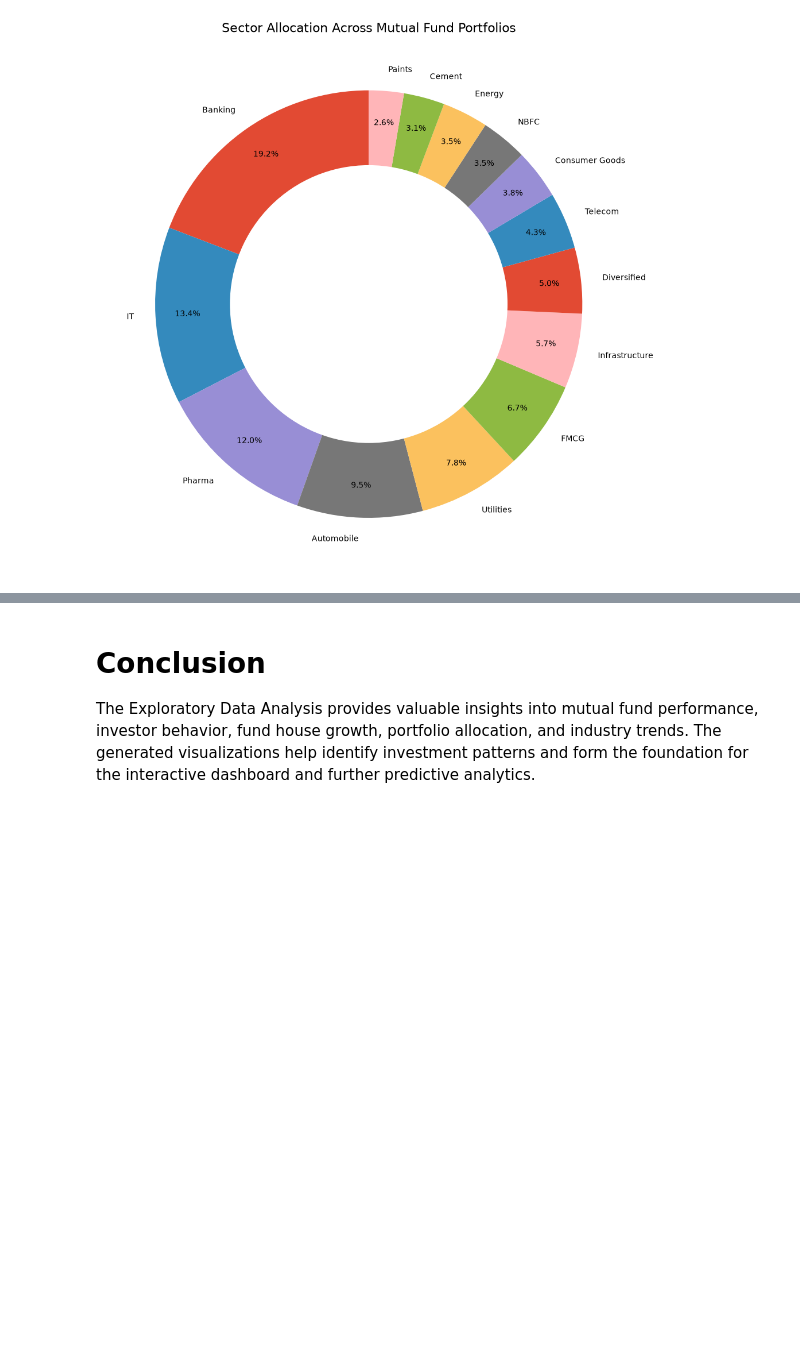
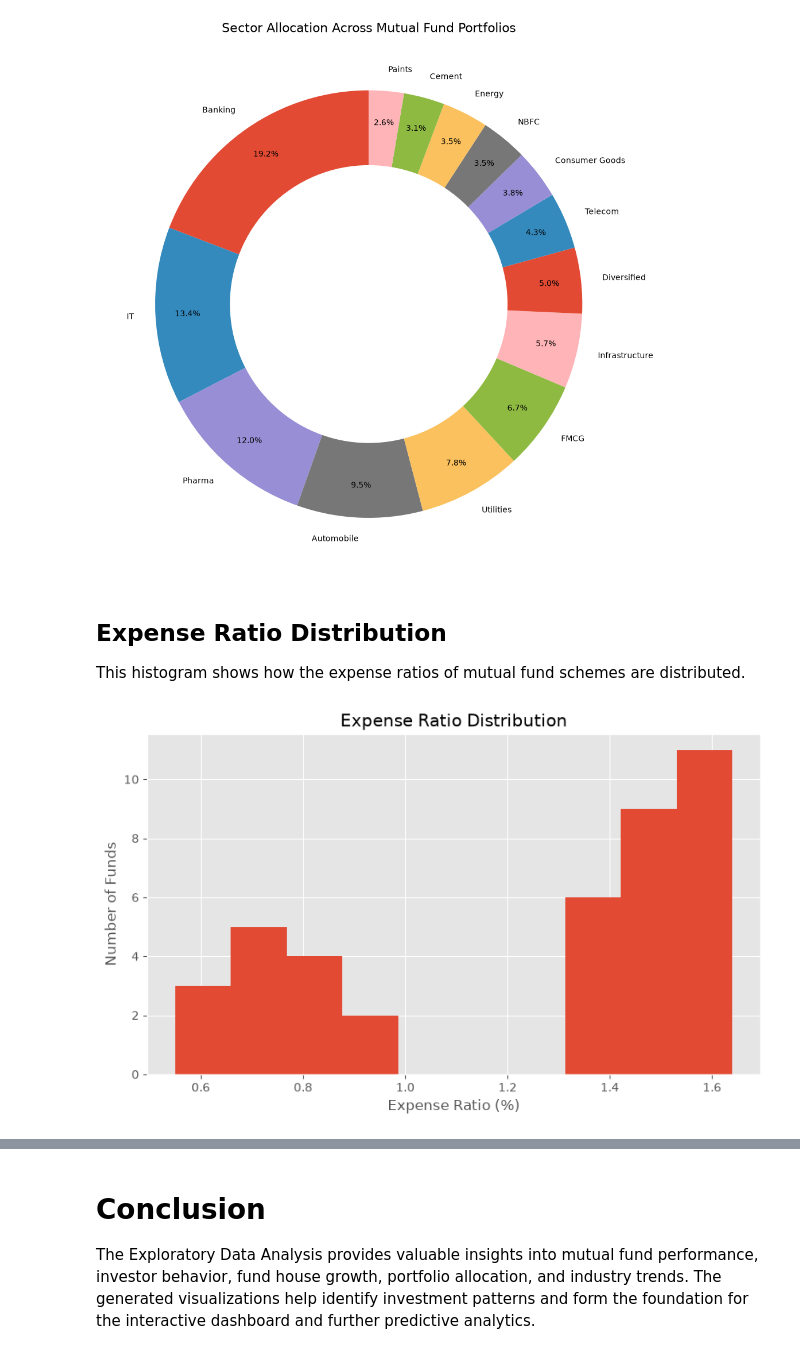
Before and after one commit to swetha21032k7/mutual-fund-analysis, a Jupyter notebook: notebooks/EDA_Analysis.ipynb, the cells around one changed output, grey strips where cells are left out. Saved outputs shown, nothing was run; the diff lists cells and outputs as text; code cells hidden in the pictures; blank space fills up the shorter version.

Commit message:
Day 3: Completed EDA with 17 charts and insights

```diff
--- a/notebooks/EDA_Analysis.ipynb
+++ b/notebooks/EDA_Analysis.ipynb
@@ -634,3 +634,25 @@ plt.tight_layout()
 plt.show()
 # %% [output]
 [figure]
+# %% [markdown]
+## Expense Ratio Distribution
+
+This histogram shows how the expense ratios of mutual fund schemes are distributed.
+# %%
+import matplotlib.pyplot as plt
+
+plt.figure(figsize=(8,5))
+
+plt.hist(performance["expense_ratio_pct"], bins=10)
+
+plt.title("Expense Ratio Distribution")
+plt.xlabel("Expense Ratio (%)")
+plt.ylabel("Number of Funds")
+
+plt.tight_layout()
+
+plt.savefig("../reports/charts/expense_ratio_distribution.png", dpi=300)
+
+plt.show()
+# %% [output]
+[figure, added]
```
Also changed, not shown: parts of 9 cells of this notebook, 5 other files.
